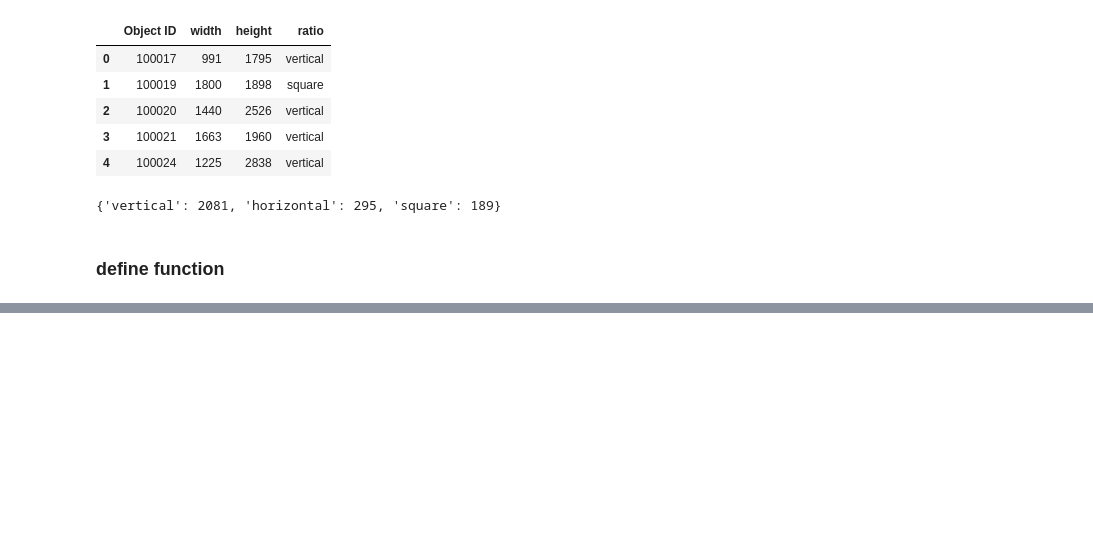
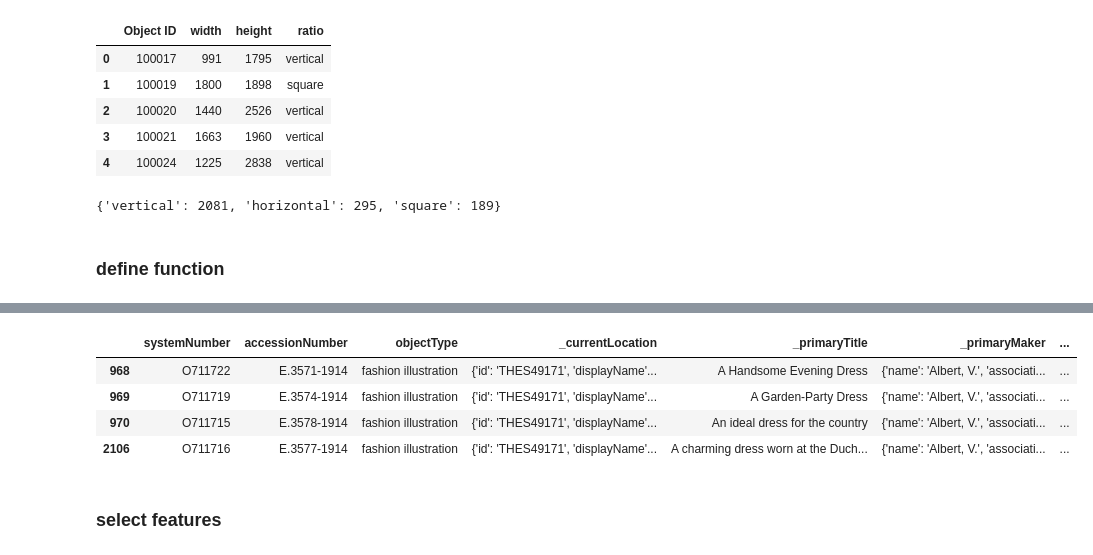
Before and after one commit to vivyhasadream/vintage_clothes_generator, a Jupyter notebook: 3 Folder Management.ipynb, the cells around one changed output, grey strips where cells are left out. Drawn from its saved outputs; the diff is of its cells as text; code cells hidden in the pictures; blank space fills up the shorter version.

```diff
--- a/3 Folder Management.ipynb
+++ b/3 Folder Management.ipynb
@@ -174,0 +271,10 @@ def dimension_df(directory):
+# %%
+df_va[df_va['objectType']==object_type]
+# %% [output]
+|  | systemNumber | accessionNumber | objectType | _currentLocation | _primaryTitle | _primaryMaker | ... |
+| 968 | O711722 | E.3571-1914 | fashion illustration | {'id': 'THES49171', 'displayName'... | A Handsome Evening Dress | {'name': 'Albert, V.', 'associati... | ... |
+| 969 | O711719 | E.3574-1914 | fashion illustration | {'id': 'THES49171', 'displayName'... | A Garden-Party Dress | {'name': 'Albert, V.', 'associati... | ... |
+| 970 | O711715 | E.3578-1914 | fashion illustration | {'id': 'THES49171', 'displayName'... | An ideal dress for the country | {'name': 'Albert, V.', 'associati... | ... |
+| 2106 | O711716 | E.3577-1914 | fashion illustration | {'id': 'THES49171', 'displayName'... | A charming dress worn at the Duch... | {'name': 'Albert, V.', 'associati... | ... |
+# %% [markdown]
+### select features
```
Also changed, not shown: parts of 28 cells of this notebook, 3 other files.
